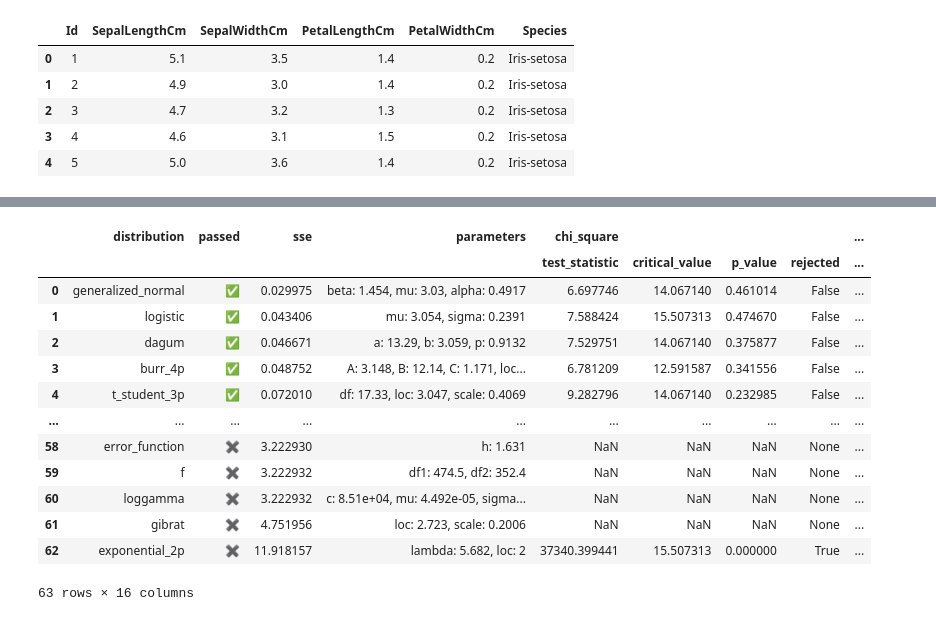
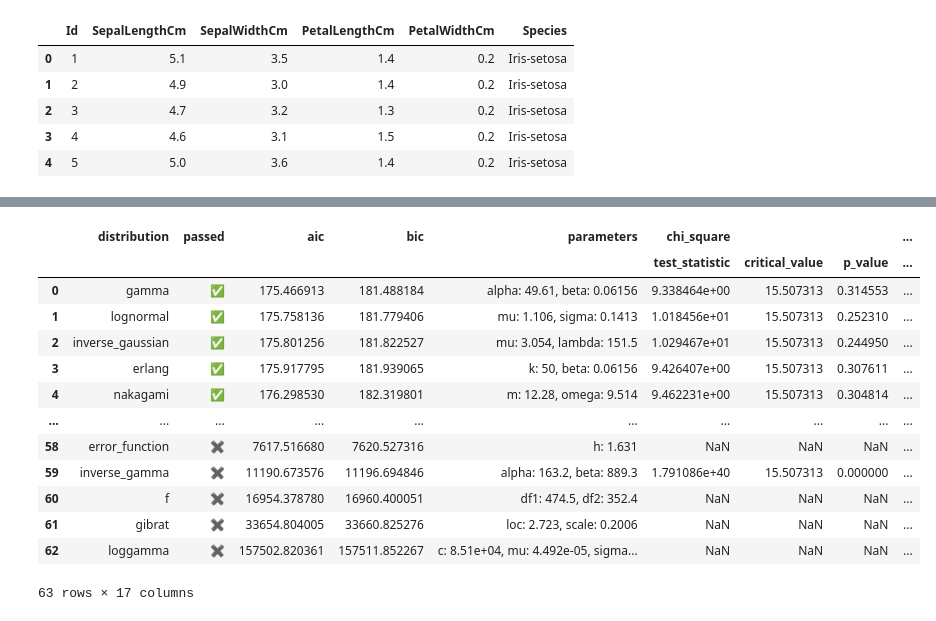
Before and after one commit to phitter-hub/phitter-kernel, a Jupyter notebook: examples/fit/fit_continuous_iris.ipynb, the cells around one changed output, grey strips where cells are left out. Drawn from its saved outputs; the diff is of its cells as text; code cells hidden in the pictures.

```diff
--- a/examples/fit/fit_continuous_iris.ipynb
+++ b/examples/fit/fit_continuous_iris.ipynb
@@ -37,20 +35,20 @@ phi.best_distribution
 # %%
-phi.df_sorted_distributions_sse
+phi.df_sorted_distributions
 # %% [output]
-|  | distribution | passed | sse | parameters | chi_square |  |  |  | ... |
-|  |  |  |  |  | test_statistic | critical_value | p_value | rejected | ... |
-| 0 | generalized_normal | ✅ | 0.029975 | beta: 1.454, mu: 3.03, alpha: 0.4917 | 6.697746 | 14.067140 | 0.461014 | False | ... |
-| 1 | logistic | ✅ | 0.043406 | mu: 3.054, sigma: 0.2391 | 7.588424 | 15.507313 | 0.474670 | False | ... |
-| 2 | dagum | ✅ | 0.046671 | a: 13.29, b: 3.059, p: 0.9132 | 7.529751 | 14.067140 | 0.375877 | False | ... |
-| 3 | burr_4p | ✅ | 0.048752 | A: 3.148, B: 12.14, C: 1.171, loc... | 6.781209 | 12.591587 | 0.341556 | False | ... |
-| 4 | t_student_3p | ✅ | 0.072010 | df: 17.33, loc: 3.047, scale: 0.4069 | 9.282796 | 14.067140 | 0.232985 | False | ... |
+|  | distribution | passed | aic | bic | parameters | chi_square |  |  | ... |
+|  |  |  |  |  |  | test_statistic | critical_value | p_value | ... |
+| 0 | gamma | ✅ | 175.466913 | 181.488184 | alpha: 49.61, beta: 0.06156 | 9.338464e+00 | 15.507313 | 0.314553 | ... |
+| 1 | lognormal | ✅ | 175.758136 | 181.779406 | mu: 1.106, sigma: 0.1413 | 1.018456e+01 | 15.507313 | 0.252310 | ... |
+| 2 | inverse_gaussian | ✅ | 175.801256 | 181.822527 | mu: 3.054, lambda: 151.5 | 1.029467e+01 | 15.507313 | 0.244950 | ... |
+| 3 | erlang | ✅ | 175.917795 | 181.939065 | k: 50, beta: 0.06156 | 9.426407e+00 | 15.507313 | 0.307611 | ... |
+| 4 | nakagami | ✅ | 176.298530 | 182.319801 | m: 12.28, omega: 9.514 | 9.462231e+00 | 15.507313 | 0.304814 | ... |
 | ... | ... | ... | ... | ... | ... | ... | ... | ... | ... |
-| 58 | error_function | ✖️ | 3.222930 | h: 1.631 | NaN | NaN | NaN | None | ... |
-| 59 | f | ✖️ | 3.222932 | df1: 474.5, df2: 352.4 | NaN | NaN | NaN | None | ... |
-| 60 | loggamma | ✖️ | 3.222932 | c: 8.51e+04, mu: 4.492e-05, sigma... | NaN | NaN | NaN | None | ... |
-| 61 | gibrat | ✖️ | 4.751956 | loc: 2.723, scale: 0.2006 | NaN | NaN | NaN | None | ... |
-| 62 | exponential_2p | ✖️ | 11.918157 | lambda: 5.682, loc: 2 | 37340.399441 | 15.507313 | 0.000000 | True | ... |
+| 58 | error_function | ✖️ | 7617.516680 | 7620.527316 | h: 1.631 | NaN | NaN | NaN | ... |
+| 59 | inverse_gamma | ✖️ | 11190.673576 | 11196.694846 | alpha: 163.2, beta: 889.3 | 1.791086e+40 | 15.507313 | 0.000000 | ... |
+| 60 | f | ✖️ | 16954.378780 | 16960.400051 | df1: 474.5, df2: 352.4 | NaN | NaN | NaN | ... |
+| 61 | gibrat | ✖️ | 33654.804005 | 33660.825276 | loc: 2.723, scale: 0.2006 | NaN | NaN | NaN | ... |
+| 62 | loggamma | ✖️ | 157502.820361 | 157511.852267 | c: 8.51e+04, mu: 4.492e-05, sigma... | NaN | NaN | NaN | ... |
-63 rows × 16 columns
+63 rows × 17 columns
 # %%
 phi.plot_histogram()
 # %%
```
Also changed, not shown: parts of 1 cell of this notebook, 21 other files.
